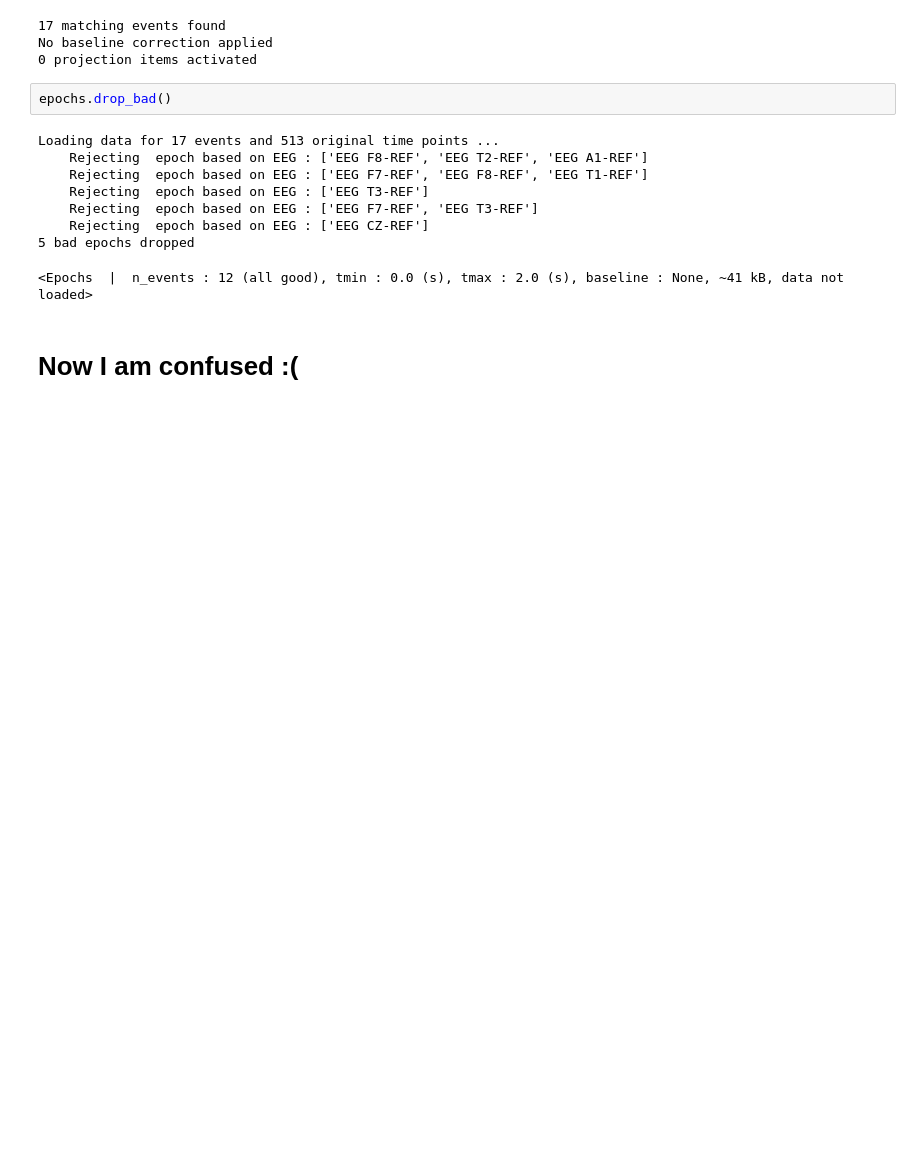
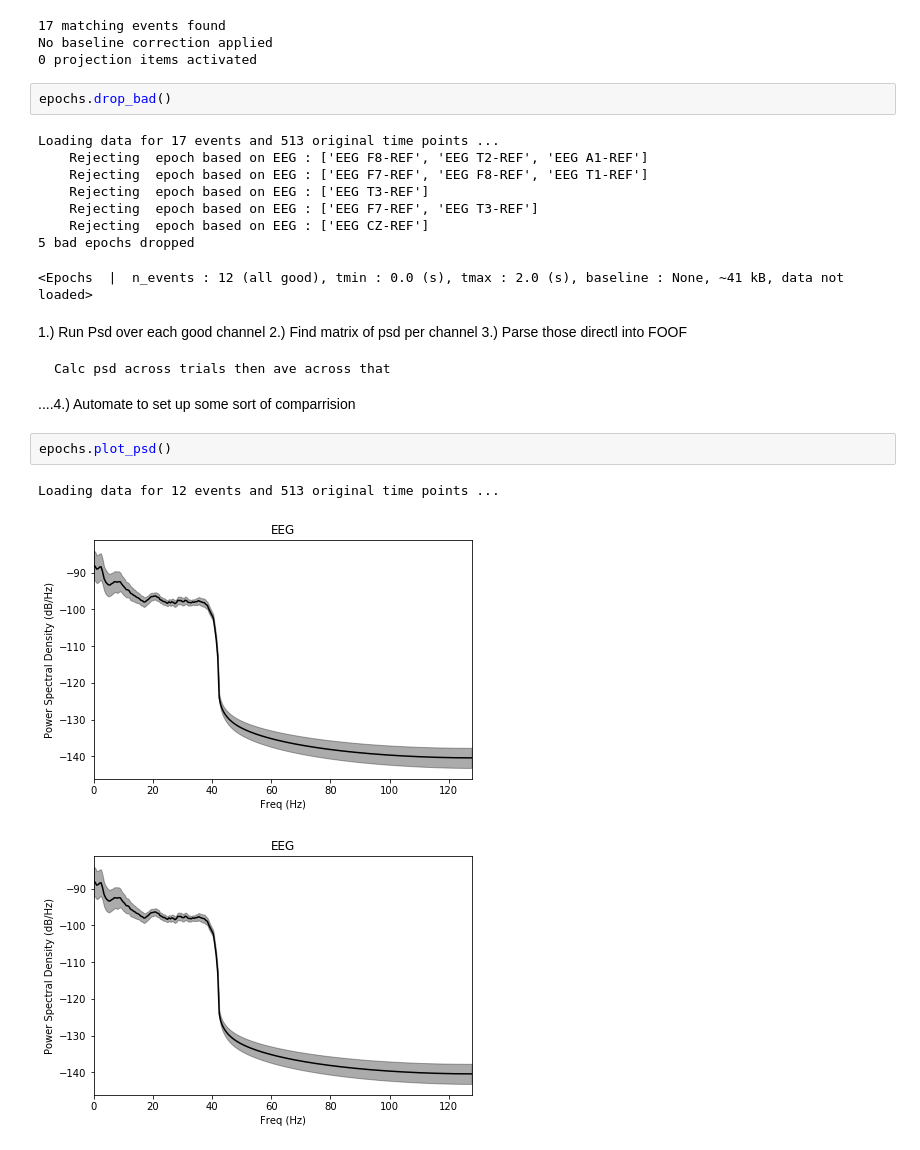
Before and after one commit to voytekresearch/EEGMapping, a Jupyter notebook: MNE-TUH.ipynb, the cells around one changed output. Cells and saved outputs as stored; diff of their text form; blank space fills up the shorter version.

Commit message:
Continued exploration of epoch data.

```diff
--- a/MNE-TUH.ipynb
+++ b/MNE-TUH.ipynb
@@ -377,5 +354,17 @@ Loading data for 17 events and 513 original time points ...
     Rejecting  epoch based on EEG : ['EEG CZ-REF']
 5 bad epochs dropped
 <Epochs  |  n_events : 12 (all good), tmin : 0.0 (s), tmax : 2.0 (s), baseline : None, ~41 kB, data not loaded>
-# %% [markdown]
-# Now I am confused :(
+# %% [markdown]
+1.) Run Psd over each good channel
+2.) Find matrix of psd per channel
+3.) Parse those directl into FOOF
+
+
+    Calc psd across trials then ave across that
+....4.) Automate to set up some sort of comparrision
+# %%
+epochs.plot_psd()
+# %% [output]
+Loading data for 12 events and 513 original time points ...
+[figure, added]
+[figure, added]
```
Also changed, not shown: parts of 12 cells of this notebook.
